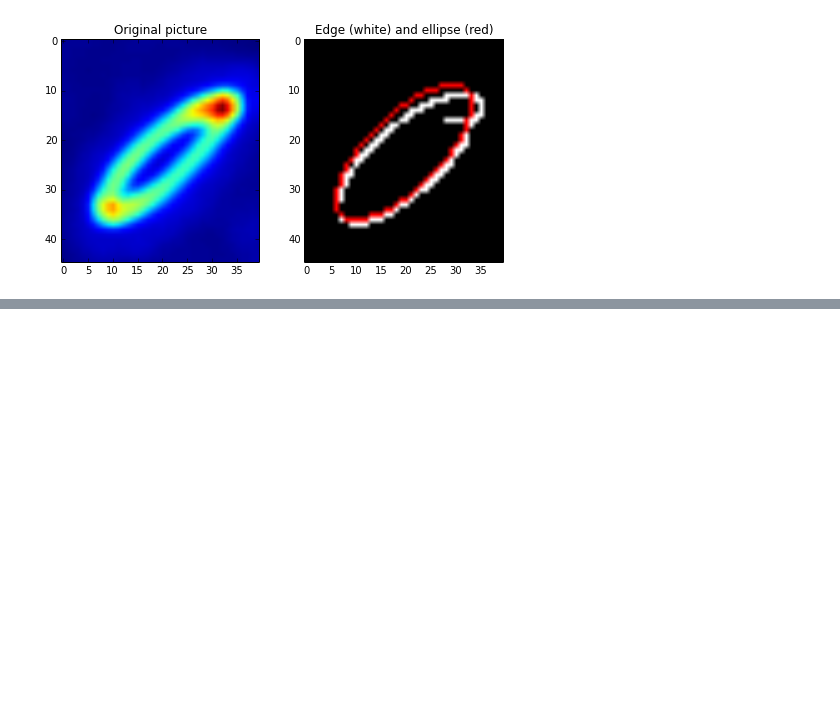
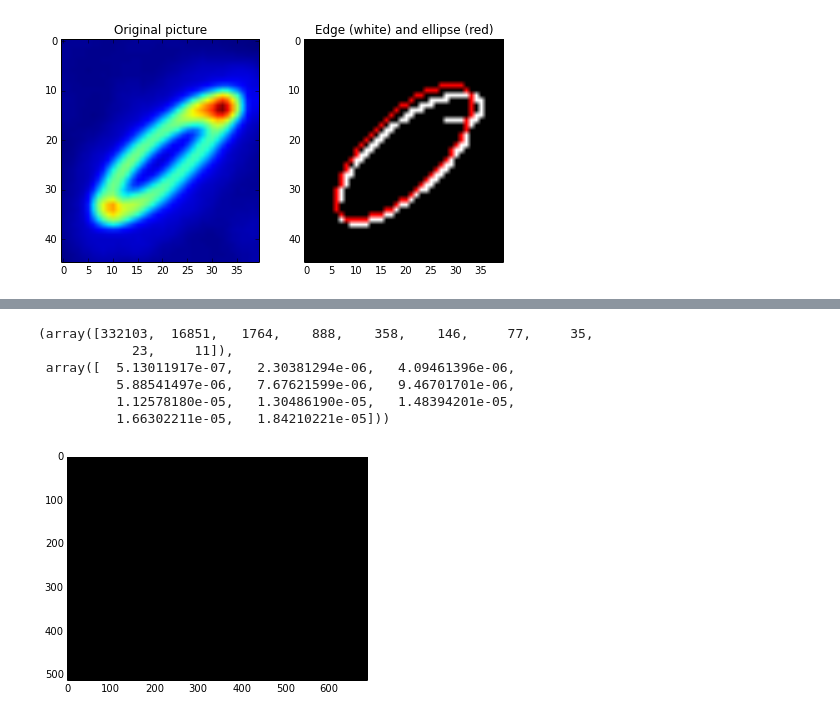
Before and after one commit to danmaclean/ipython-images, a Jupyter notebook: stomata finding.ipynb, the cells around one changed output, grey strips where cells are left out. Drawn from its saved outputs; the diff is of its cells as text; code cells hidden in the pictures; blank space fills up the shorter version.

```diff
--- a/stomata finding.ipynb
+++ b/stomata finding.ipynb
@@ -162,0 +194,16 @@ plt.show()
+# %%
+np.histogram(smooth_8bit)
+# %% [output]
+(array([332103,  16851,   1764,    888,    358,    146,     77,     35,
+            23,     11]),
+ array([  5.13011917e-07,   2.30381294e-06,   4.09461396e-06,
+          5.88541497e-06,   7.67621599e-06,   9.46701701e-06,
+          1.12578180e-05,   1.30486190e-05,   1.48394201e-05,
+          1.66302211e-05,   1.84210221e-05]))
+# %%
+from skimage.filter import threshold_otsu, threshold_adaptive
+block_size = 1
+binary_adaptive = threshold_adaptive(smooth, block_size, offset=1)
+io.imshow(binary_adaptive)
+# %% [output]
+[figure, added]
```
Also changed, not shown: parts of 20 cells of this notebook.
